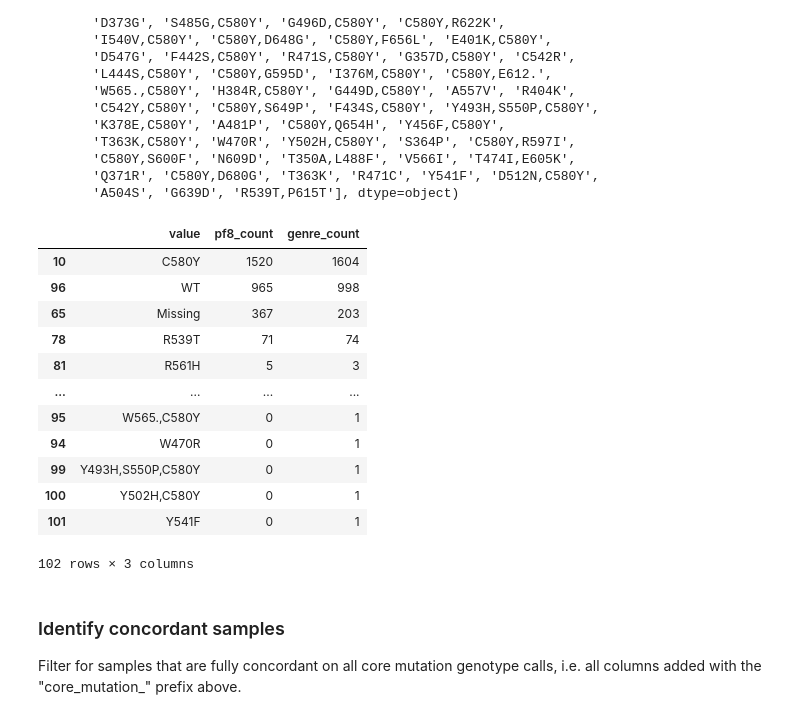
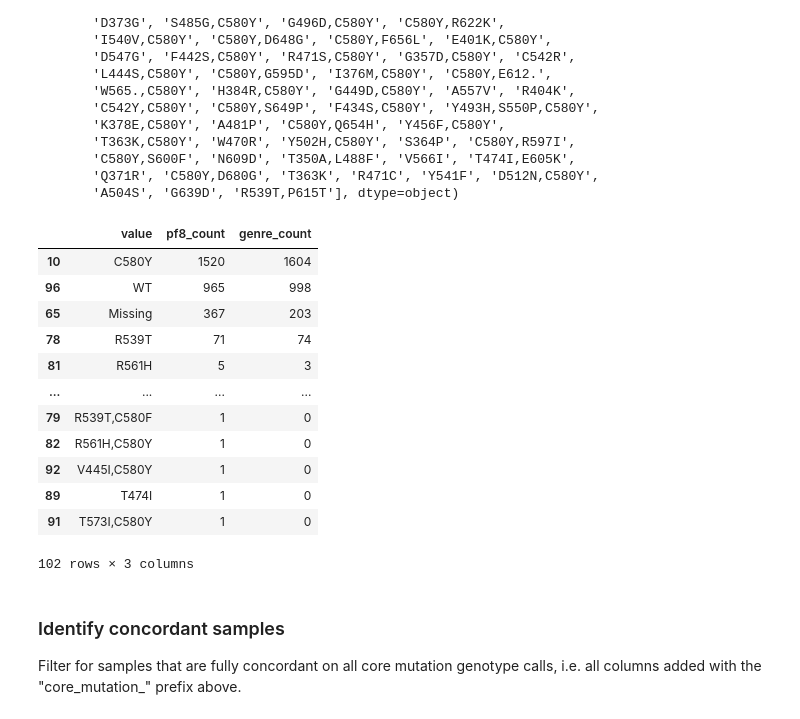
Before and after one commit to advISO-project/validation_malaria, a Jupyter notebook: real-world_gold-standard_data/Pf8-GenReMekong/scripts/pf8genre.ipynb, the cells around one changed output. Drawn from its saved outputs; the diff is of its cells as text; code cells hidden in the pictures.

```diff
--- a/real-world_gold-standard_data/Pf8-GenReMekong/scripts/pf8genre.ipynb
+++ b/real-world_gold-standard_data/Pf8-GenReMekong/scripts/pf8genre.ipynb
@@ -645,29 +644,29 @@ array(['C580Y', 'A432S,C580Y', 'WT', 'P553L,C580Y', 'Missing', 'R561H',
 # %%
 
 pf8c = genre_pf8_merged_seq_gt_df["core_mutation_kelch13_pf8"].value_counts()
 genrec = genre_pf8_merged_seq_gt_df["core_mutation_kelch13_GRMK"].value_counts()
 
 counts = pd.DataFrame({
     "pf8_count": pf8c,
     "genre_count": genrec
 }).fillna(0).astype(int).reset_index()
 
 counts = counts.rename(columns={"index": "value"})
-counts = counts.sort_values("pf8_count", ascending=False)
+counts = counts.sort_values("genre_count", ascending=False)
 counts
 # %% [output]
 |  | value | pf8_count | genre_count |
 | 10 | C580Y | 1520 | 1604 |
 | 96 | WT | 965 | 998 |
 | 65 | Missing | 367 | 203 |
 | 78 | R539T | 71 | 74 |
 | 81 | R561H | 5 | 3 |
 | ... | ... | ... | ... |
-| 95 | W565.,C580Y | 0 | 1 |
-| 94 | W470R | 0 | 1 |
-| 99 | Y493H,S550P,C580Y | 0 | 1 |
-| 100 | Y502H,C580Y | 0 | 1 |
-| 101 | Y541F | 0 | 1 |
+| 79 | R539T,C580F | 1 | 0 |
+| 82 | R561H,C580Y | 1 | 0 |
+| 92 | V445I,C580Y | 1 | 0 |
+| 89 | T474I | 1 | 0 |
+| 91 | T573I,C580Y | 1 | 0 |
 102 rows × 3 columns
 # %% [markdown]
 ### Identify concordant samples
```
Also changed, not shown: parts of 23 cells of this notebook, 5 other files.
